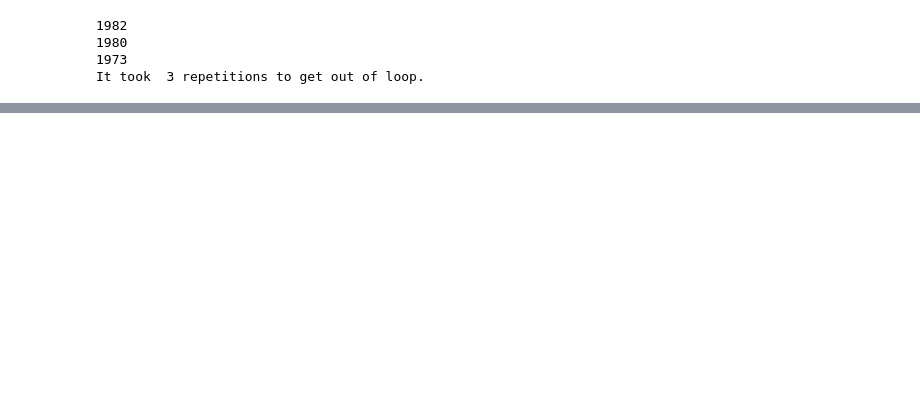
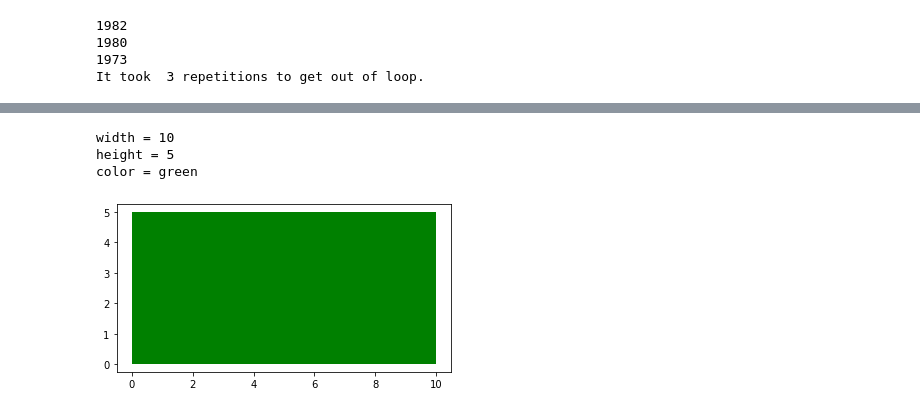
Before and after one commit to harsha8745/IBM-WATSON, a Jupyter notebook: Python_for_data_science_and_AI.ipynb, the cells around one changed output, grey strips where cells are left out. Saved outputs shown, nothing was run; the diff lists cells and outputs as text; code cells hidden in the pictures; blank space fills up the shorter version.

```diff
--- a/Python_for_data_science_and_AI.ipynb
+++ b/Python_for_data_science_and_AI.ipynb
@@ -1141,0 +1596,23 @@ It took  3 repetitions to get out of loop.
+# %%
+class rect(object):
+
+  def __init__(self, width, height, color):
+    self.width = width
+    self.height = height
+    self.color = color
+
+  def draw_rect(self):
+    plt.gca().add_patch(plt.Rectangle((0,0), self.width, self.height, fc = self.color))
+    plt.axis('scaled')
+    plt.show()
+# %%
+G_rect = rect(10, 5, 'green')
+print('width =', G_rect.width)
+print('height =',G_rect.height)
+print('color =',G_rect.color)
+G_rect.draw_rect()
+# %% [output]
+width = 10
+height = 5
+color = green
+[figure, added]
```
Also changed, not shown: parts of 79 cells of this notebook.
